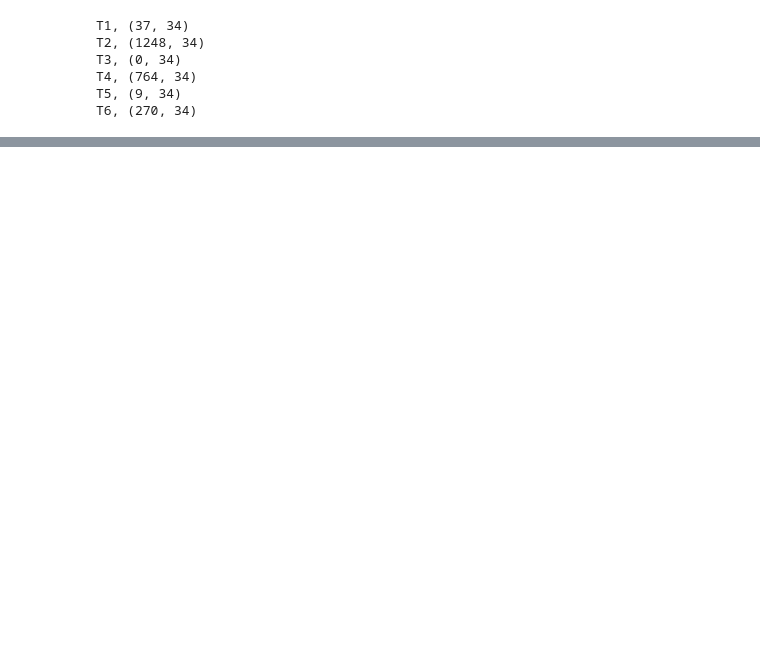
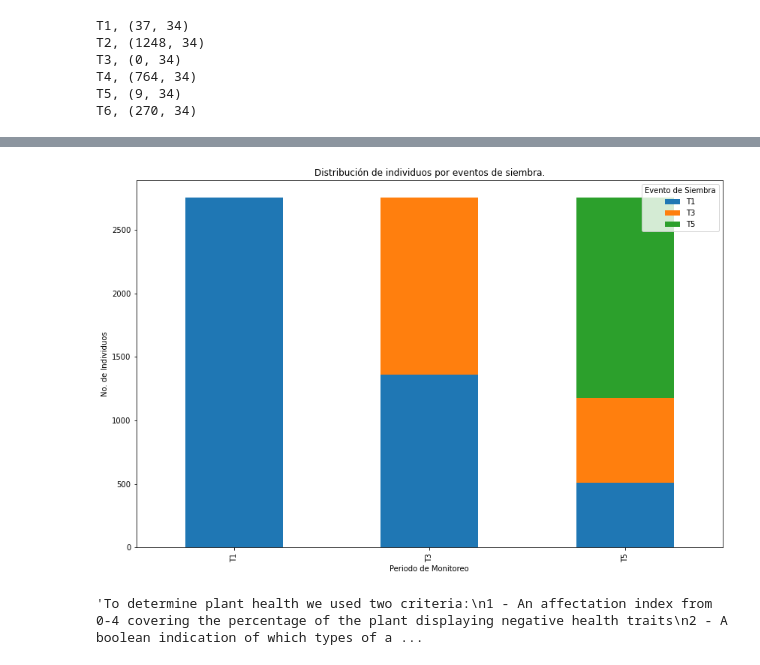
Before and after one commit to Slid61/Plant-Restoration-Data, a Jupyter notebook: Udacity Final Data Submission.ipynb, the cells around one changed output, grey strips where cells are left out. Saved outputs shown, nothing was run; the diff lists cells and outputs as text; code cells hidden in the pictures; blank space fills up the shorter version.

```diff
--- a/Udacity Final Data Submission.ipynb
+++ b/Udacity Final Data Submission.ipynb
@@ -558,0 +732,31 @@ Index(['Fecha', 'ID', 'Even_mon', 'Especie', 'No_Mod', 'No_Ind', 'Alt1_Ind',
+# %%
+# This shows a very high mortality overall.
+index = ['T1', 'T3', 'T5']
+T1 = [2751, 1363, 511]
+T3 = [0, 1388, 664]
+T5 = [0, 0, 1576]
+
+
+test = pd.DataFrame({'T1': T1, 'T3':T3, 'T5':T5}, index=index)
+ax = test.plot.bar(stacked=True, figsize = (14,9))
+ax.set_title('Distribución de individuos por eventos de siembra.')
+ax.set_xlabel('Periodo de Monitoreo')
+ax.set_ylabel('No. de Individuos')
+ax.legend(title='Evento de Siembra');
+# %% [output]
+[figure, added]
+# %%
+'''To determine plant health we used two criteria:
+1 - An affectation index from 0-4 covering the percentage of the plant displaying negative health traits
+2 - A boolean indication of which types of afectation are visible on the plant. These are as follows:
+    Coloracion - Coloration. Any off-coloring of a plant is noted here
+    Vigor bajo - Low vigor. General malaise and especially lack of turgor in the leaf parts.
+    Herbivoria - Herbivory. Consumption of leaf tissue by insects or animals.
+    Patogenos - Pathogens. Evidence of disease caused by microorganisms
+    Competencia - Competition. Crowding or strangulation by exotic species.
+    Daño mecanico - Mechanical damage. Any breaks and tears not caused by the above.
+    Anegamiento - Waterlogging. The presence of visible water in the area occupied by the plant root system.
+    Daño por Curi - Rodent damage. This one was added later as a response to a specific issue we were facing.
+    '''
+# %% [output]
+'To determine plant health we used two criteria:\n1 - An affectation index from 0-4 covering the percentage of the plant displaying negative health traits\n2 - A boolean indication of which types of a ...
```
Also changed, not shown: parts of 66 cells of this notebook, 5 other files.
